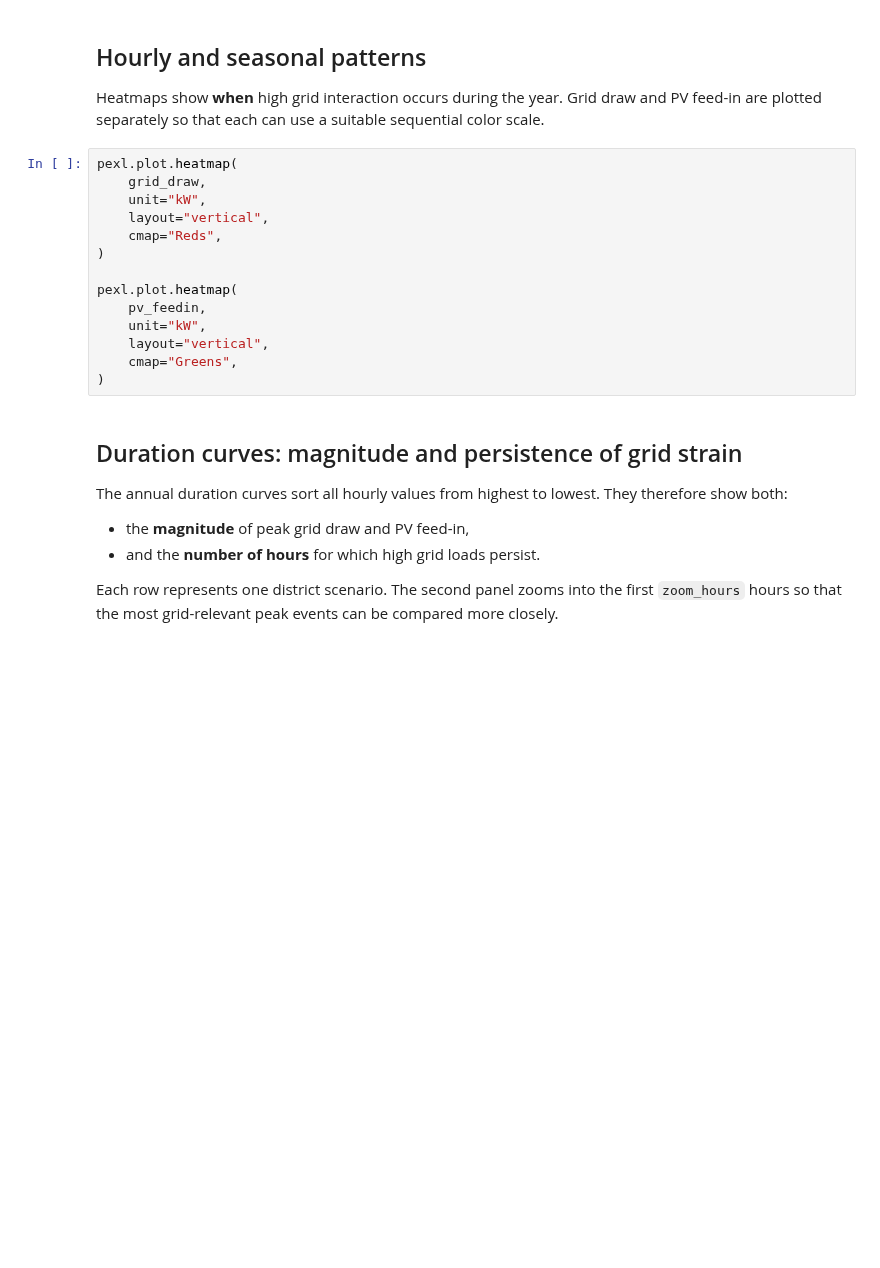
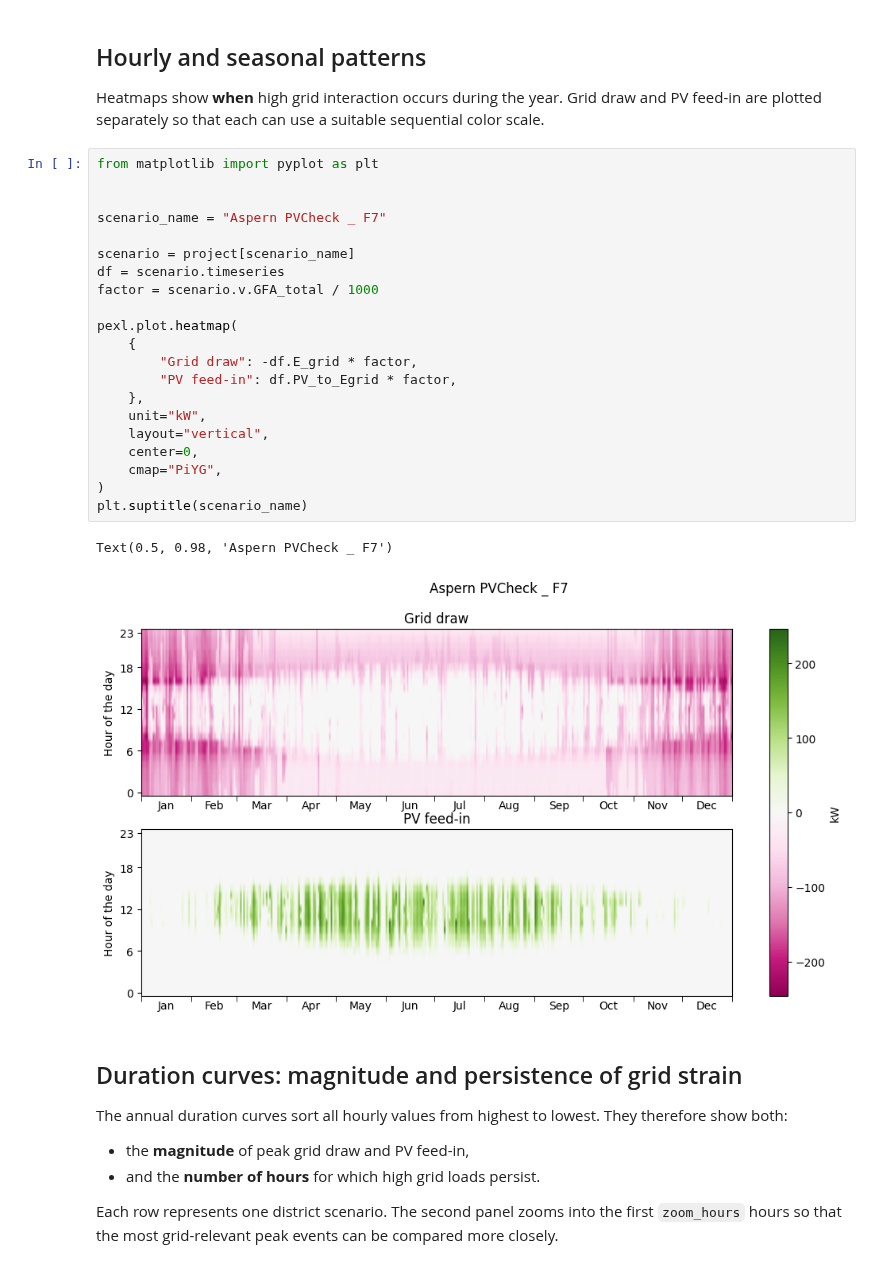
Before and after one commit to simonschaluppe/peexcel, a Jupyter notebook: notebooks/howto_analyze_scenarios.ipynb, the cells around one changed output. Saved outputs shown, nothing was run; the diff lists cells and outputs as text; blank space fills up the shorter version.

```diff
--- a/notebooks/howto_analyze_scenarios.ipynb
+++ b/notebooks/howto_analyze_scenarios.ipynb
@@ -114,20 +156,30 @@ pv_feedin = pd.DataFrame(pv_feedin)
 ## Hourly and seasonal patterns
 
 Heatmaps show **when** high grid interaction occurs during the year. Grid draw and PV feed-in are plotted separately so that each can use a suitable sequential color scale.
-# %%
-pexl.plot.heatmap(
-    grid_draw,
-    unit="kW",
-    layout="vertical",
-    cmap="Reds",
-)
-
-pexl.plot.heatmap(
-    pv_feedin,
-    unit="kW",
-    layout="vertical",
-    cmap="Greens",
-)
+# %%
+from matplotlib import pyplot as plt
+
+
+scenario_name = "Aspern PVCheck _ F7"
+
+scenario = project[scenario_name]
+df = scenario.timeseries
+factor = scenario.v.GFA_total / 1000
+
+pexl.plot.heatmap(
+    {
+        "Grid draw": -df.E_grid * factor,
+        "PV feed-in": df.PV_to_Egrid * factor,
+    },
+    unit="kW",
+    layout="vertical",
+    center=0,
+    cmap="PiYG",
+)
+plt.suptitle(scenario_name)
+# %% [output]
+Text(0.5, 0.98, 'Aspern PVCheck _ F7')
+[figure, added]
 # %% [markdown]
 ## Duration curves: magnitude and persistence of grid strain
 
```
Also changed, not shown: parts of 13 cells of this notebook, 17 other files.
